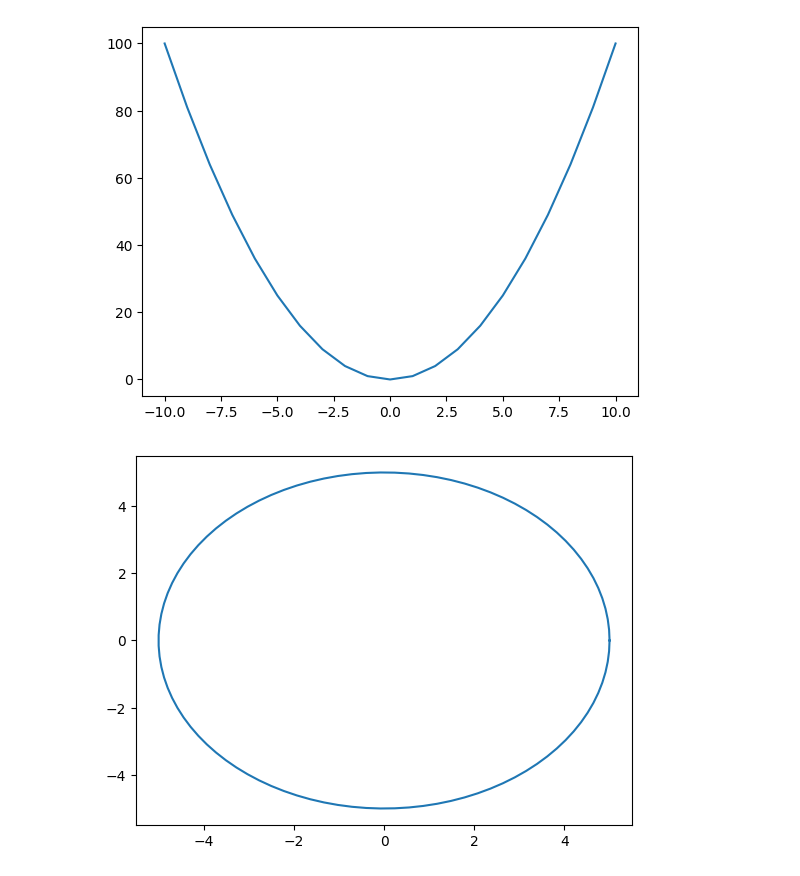
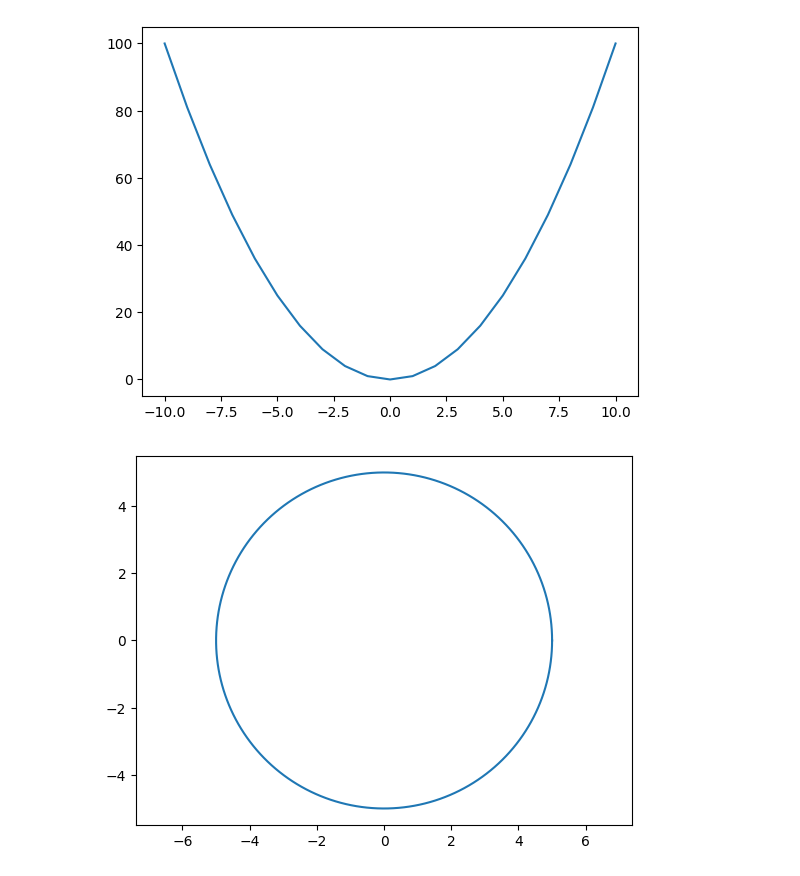
Before and after one commit to Lunivmaharjans/Python, a Jupyter notebook: day10.ipynb, the cells around one changed output. Cells and saved outputs as stored; diff of their text form; code cells hidden in the pictures.

```diff
--- a/day10.ipynb
+++ b/day10.ipynb
@@ -233,10 +233,11 @@ plt.show()
 # %%
 r = 5
 ci = np.linspace(0,2*np.pi,200)
 x = r *np.cos(ci)
 y = r *np.sin(ci)
 
 plt.plot(x,y)
+plt.axis('equal')
 plt.show()
 # %% [output]
-[figure, old version]
+[figure, new version]
```
Also changed, not shown: parts of 2 cells of this notebook, 4 other files.
